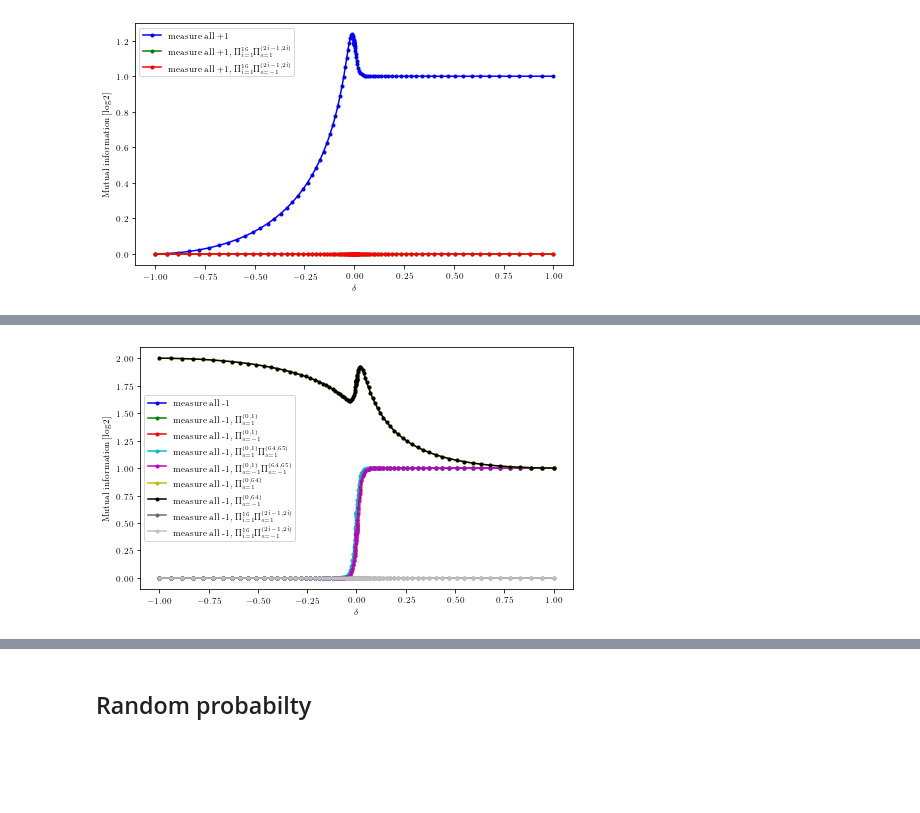
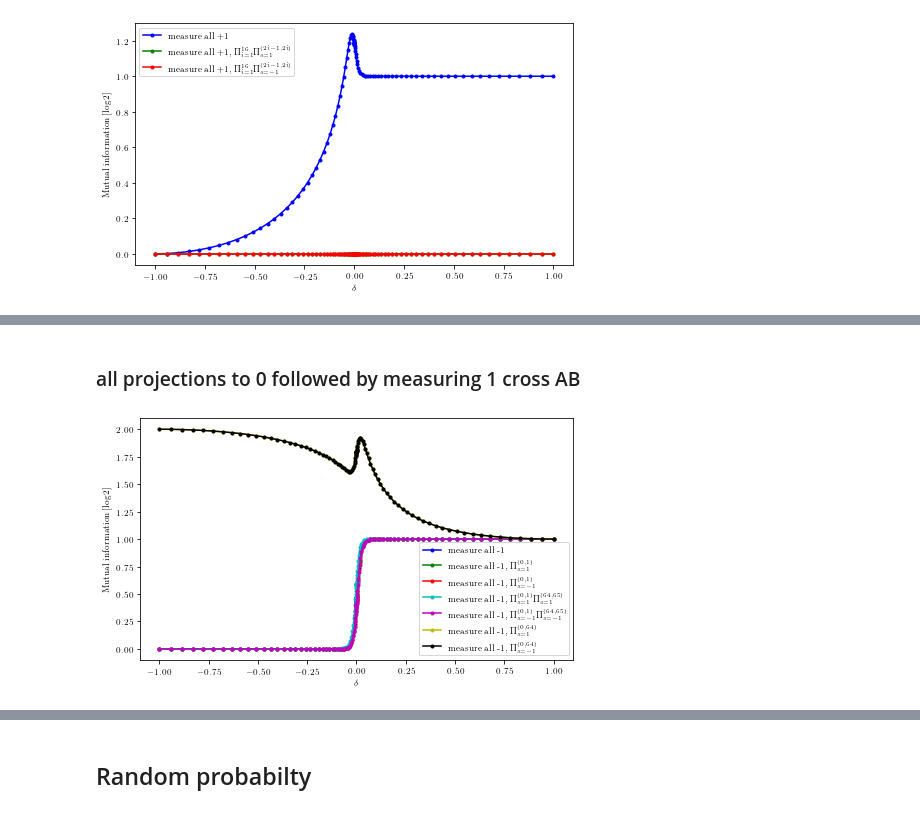
Before and after one commit to hainingpan/SPT, a Jupyter notebook: test_Majorana_chain.ipynb, the cells around one changed output, grey strips where cells are left out. Drawn from its saved outputs; the diff is of its cells as text; code cells hidden in the pictures; blank space fills up the shorter version.

```diff
--- a/test_Majorana_chain.ipynb
+++ b/test_Majorana_chain.ipynb
@@ -1655,3 +1848,10 @@ for delta in delta_list:
     params.measure_all(0)
     [params.measure(1,i,i+1) for i in range(0,int(params.L/2),2)]
     mutual_info_neg_post1A_all_list.append(params.mutual_information_m(np.arange(int(params.L/2)),np.arange(params.L/2)+params.L))
+# %%
+LN_neg_post1A_all_list=[]
+for delta in delta_list:
+    params=Params(delta=delta,L=64,bc=-1)
+    params.measure_all(0)
+    [params.measure(1,i,i+1) for i in range(0,int(params.L/2),2)]
+    LN_neg_post1A_all_list.append(params.log_neg())
@@ -1664,3 +1865,11 @@ for delta in delta_list:
     params.measure(0,0,1)
     params.measure(0,64,65)
     mutual_info_neg_post0AB_list.append(params.mutual_information_m(np.arange(int(params.L/2)),np.arange(params.L/2)+params.L))
+# %%
+LN_neg_post0AB_list=[]
+for delta in delta_list:
+    params=Params(delta=delta,L=64,bc=-1)
+    params.measure_all(0)
+    params.measure(0,0,1)
+    params.measure(0,64,65)
+    LN_neg_post0AB_list.append(params.log_neg())
@@ -1673,3 +1883,11 @@ for delta in delta_list:
     params.measure(1,0,1)
     params.measure(1,64,65)
     mutual_info_neg_post1AB_list.append(params.mutual_information_m(np.arange(int(params.L/2)),np.arange(params.L/2)+params.L))
+# %%
+LN_neg_post1AB_list=[]
+for delta in delta_list:
+    params=Params(delta=delta,L=64,bc=-1)
+    params.measure_all(0)
+    params.measure(1,0,1)
+    params.measure(1,64,65)
+    LN_neg_post1AB_list.append(params.log_neg())
@@ -1681,4 +1900,13 @@ for delta in delta_list:
     params.measure_all(0)
     params.measure(0,0,64)
     mutual_info_neg_post0A_B_list.append(params.mutual_information_m(np.arange(int(params.L/2)),np.arange(params.L/2)+params.L))
+# %%
+LN_neg_post0A_B_list=[]
+for delta in delta_list:
+    params=Params(delta=delta,L=64,bc=-1)
+    params.measure_all(0)
+    params.measure(0,0,64)
+    LN_neg_post0A_B_list.append(params.log_neg())
+# %% [markdown]
+### all projections to 0 followed by measuring 1 cross AB
 # %%
@@ -1692,21 +1926,21 @@ for delta in delta_list:
 # %%
 fig,ax=plt.subplots(figsize=(6.8,4))
 colorlist=iter('bgrcmyk')
 ax.plot(delta_list,mutual_info_neg_list/np.log(2),'.-',label='measure all -1',color=colorlist.__next__())
 ax.plot(delta_list,mutual_info_neg_post0A_list/np.log(2),'.-',label=r'measure all -1, $\Pi_{s=1}^{(0,1)}$',color=colorlist.__next__())
 ax.plot(delta_list,mutual_info_neg_post1A_list/np.log(2),'.-',label=r'measure all -1, $\Pi_{s=-1}^{(0,1)}$',color=colorlist.__next__())
 ax.plot(delta_list,mutual_info_neg_post0AB_list/np.log(2),'.-',label=r'measure all -1, $\Pi_{s=1}^{(0,1)} \Pi_{s=1}^{(64,65)}$',color=colorlist.__next__())
 ax.plot(delta_list,mutual_info_neg_post1AB_list/np.log(2),'.-',label=r'measure all -1, $\Pi_{s=-1}^{(0,1)} \Pi_{s=-1}^{(64,65)}$',color=colorlist.__next__())
 ax.plot(delta_list,mutual_info_neg_post0A_B_list/np.log(2),'.-',label=r'measure all -1, $\Pi_{s=1}^{(0,64)} $',color=colorlist.__next__())
 ax.plot(delta_list,mutual_info_neg_post1A_B_list/np.log(2),'.-',label=r'measure all -1, $\Pi_{s=-1}^{(0,64)} $',color=colorlist.__next__())
-ax.plot(delta_list,mutual_info_neg_post0A_all_list/np.log(2),'.-',label=r'measure all -1, $\Pi_{i=1}^{16}\Pi_{s=1}^{(2i-1,2i)} $',color='dimgray')
-ax.plot(delta_list,mutual_info_neg_post1A_all_list/np.log(2),'.-',label=r'measure all -1, $\Pi_{i=1}^{16}\Pi_{s=-1}^{(2i-1,2i)} $',color='silver')
+# ax.plot(delta_list,mutual_info_neg_post0A_all_list/np.log(2),'.-',label=r'measure all -1, $\Pi_{i=1}^{16}\Pi_{s=1}^{(2i-1,2i)} $',color='dimgray')
+# ax.plot(delta_list,mutual_info_neg_post1A_all_list/np.log(2),'.-',label=r'measure all -1, $\Pi_{i=1}^{16}\Pi_{s=-1}^{(2i-1,2i)} $',color='silver')
 
 
 ax.set_xlabel(r'$\delta$')
 ax.set_ylabel(r'Mutual information [$\log 2$]')
 ax.legend()
 fig.tight_layout()
-fig.savefig('/mnt/d/kitp/Rp_SPT/5/MI_neg_post.pdf',bbox_inches='tight')
+# fig.savefig('/mnt/d/kitp/Rp_SPT/5/MI_neg_post.pdf',bbox_inches='tight')
 # %% [output]
-[figure, old version]
+[figure, new version]
```
Also changed, not shown: parts of 154 cells of this notebook, 1 other file.
